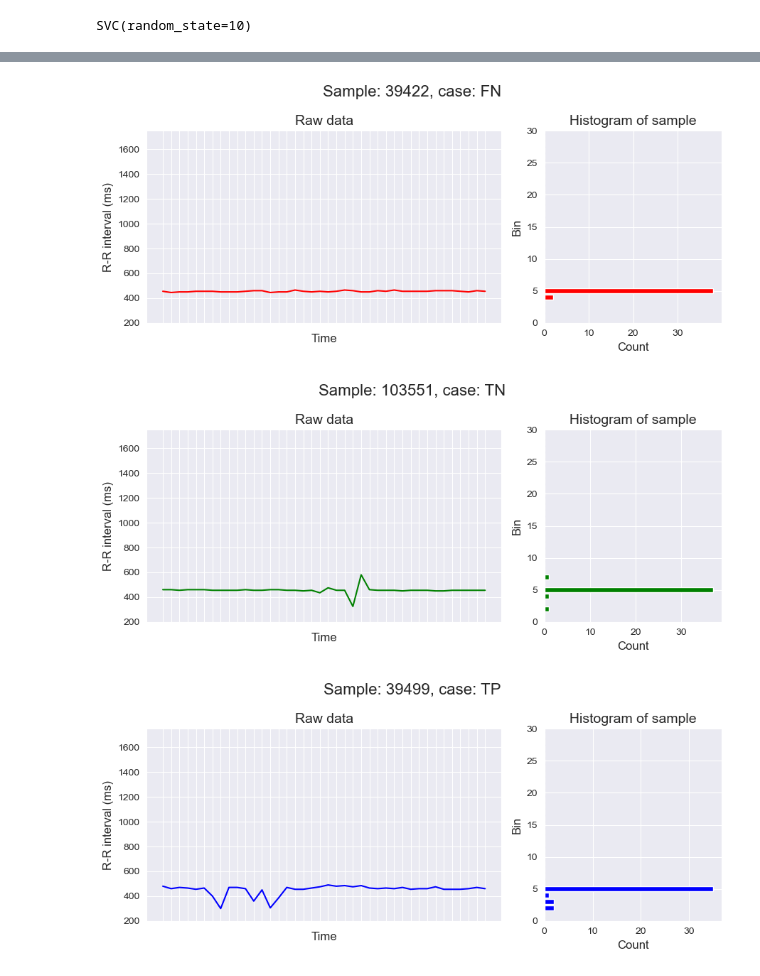
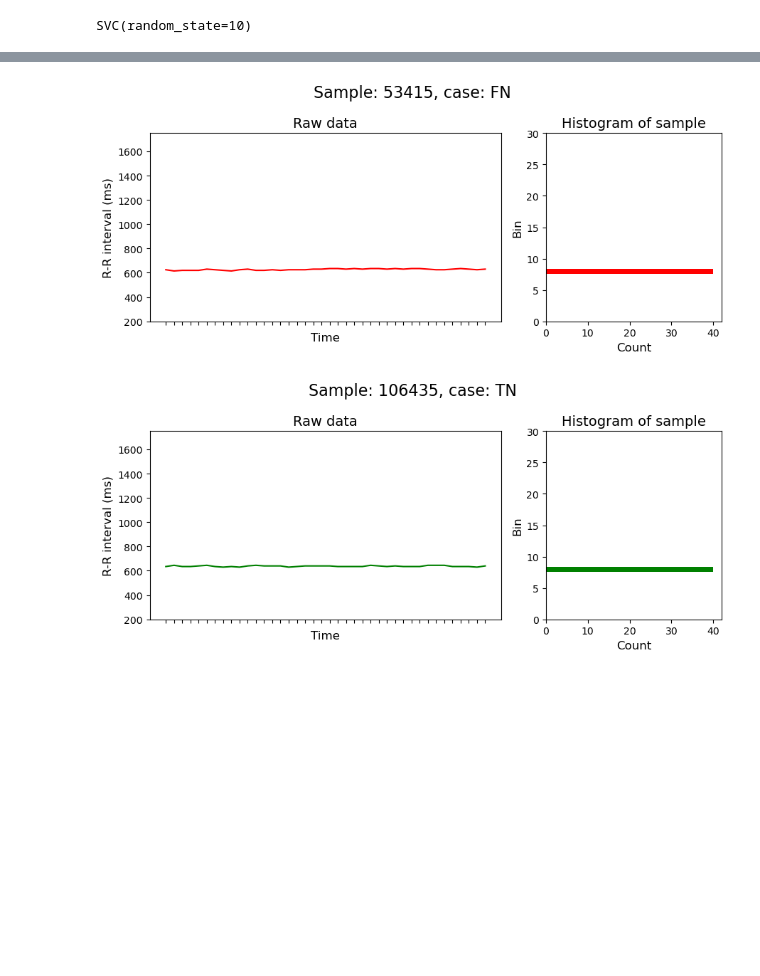
Before and after one commit to gijsdesmit/XAI_project, a Jupyter notebook: Dimensionality_reduction_pipeline.ipynb, the cells around one changed output, grey strips where cells are left out. Cells and saved outputs as stored; diff of their text form; code cells hidden in the pictures; blank space fills up the shorter version.

```diff
--- a/Dimensionality_reduction_pipeline.ipynb
+++ b/Dimensionality_reduction_pipeline.ipynb
@@ -221,8 +217,8 @@ ax.legend()
 
 # plot a square box around the cluster of interest
 ## IMPORTANT, LOWER BOUND FIRST THEN UPPER BOUND
-cluster_x = [-11, -9] # U-Map 1 bounds
-cluster_y = [11, 13] # U-Map 2 bounds
+cluster_x = [3, 6] # U-Map 1 bounds
+cluster_y = [22, 24] # U-Map 2 bounds
 box_color = 'purple'
 ax.plot([cluster_x[0], cluster_x[0]], [cluster_y[0], cluster_y[1]], c=box_color)
 ax.plot([cluster_x[1], cluster_x[1]], [cluster_y[0], cluster_y[1]], c=box_color)
@@ -249,24 +260,23 @@ ax.legend()
 # %%
 # From inside the cluster box (in the test data plot), sample the following CM_labels
 cluster_samples = x_bins_test[(x_bins_test['UMAP_1'] > cluster_x[0]) & (x_bins_test['UMAP_1'] < cluster_x[1]) & (x_bins_test['UMAP_2'] > cluster_y[0]) & (x_bins_test['UMAP_2'] < cluster_y[1])]
 cluster_samples['CM_Label'].value_counts() #interesting to see the distribution of the CM labels
 
 #color_map = mcolors.ListedColormap(['blue', 'green', 'red', 'orange']) # TP, TN, FP, FN
 
 #sample each case from the cluster
 fn_sample_id = cluster_samples[cluster_samples['CM_Label'] == 'FN'].sample(1)['Sample_id'].values[0]
 tn_sample_id = cluster_samples[cluster_samples['CM_Label'] == 'TN'].sample(1)['Sample_id'].values[0]
-tp_sample_id = cluster_samples[cluster_samples['CM_Label'] == 'TP'].sample(1)['Sample_id'].values[0]
+#tp_sample_id = cluster_samples[cluster_samples['CM_Label'] == 'TP'].sample(1)['Sample_id'].values[0]
 #fp_sample_id = cluster_samples[cluster_samples['CM_Label'] == 'FP'].sample(1)['Sample_id'].values[0]
 
 plot_sample(fn_sample_id, color_case = 'red')
 plot_sample(tn_sample_id, color_case = 'green')
-plot_sample(tp_sample_id, color_case = 'blue')
+#plot_sample(tp_sample_id, color_case = 'blue')
 #plot_sample(fp_sample_id, color_case = 'orange')
 # %% [output]
-[figure, old version]
+[figure, new version]
-[figure, old version]
+[figure, new version]
-[figure, removed]
 # %%
 #TODO: ask teacher for follow up steps
 # I can think of the following: get "distance"/difference metric between the samples of different cases in the cluster
```
Also changed, not shown: parts of 8 cells of this notebook.
